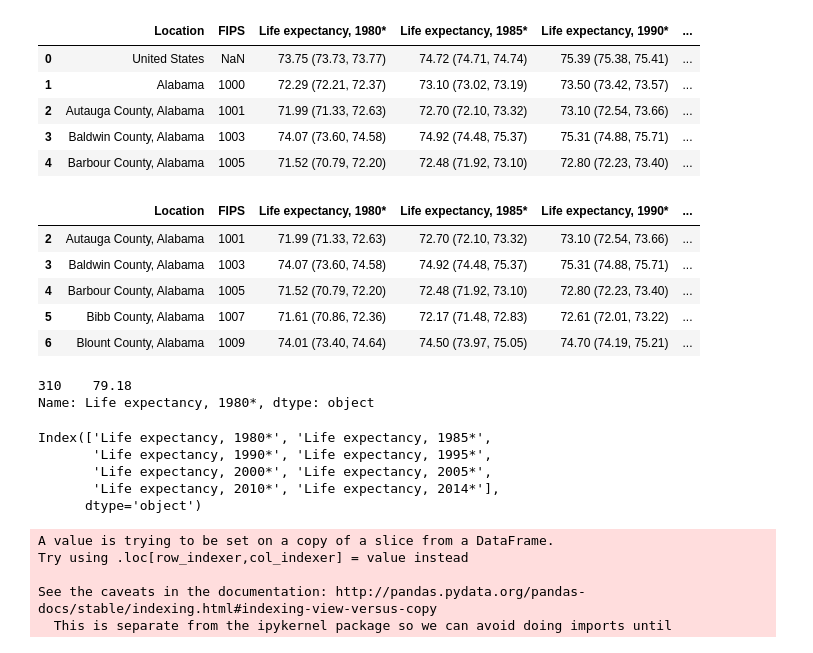
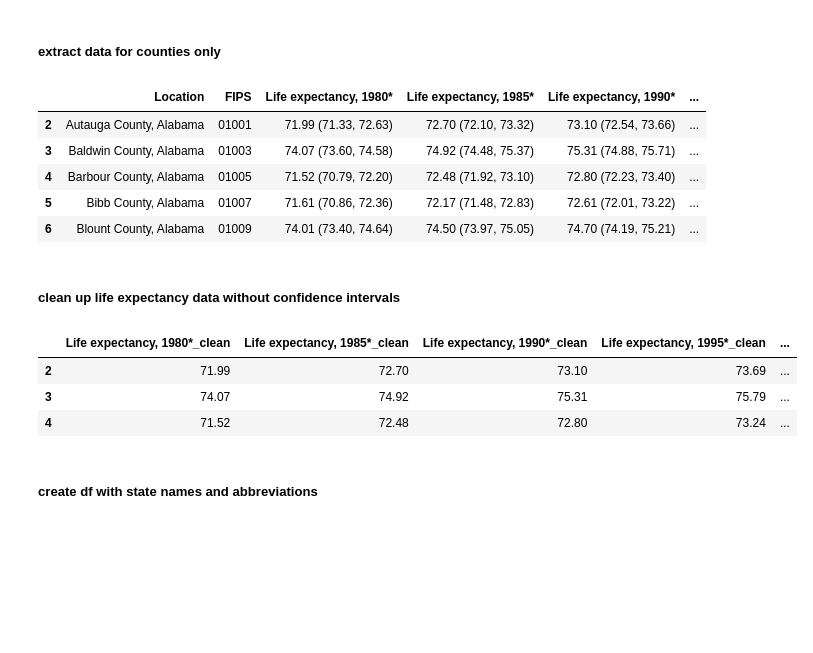
Before and after one commit to sly-username/healthcare_analysis_project, a Jupyter notebook: life_expectancies_us_map.ipynb, the cells around one changed output. Drawn from its saved outputs; the diff is of its cells as text; code cells hidden in the pictures; blank space fills up the shorter version.

```diff
--- a/life_expectancies_us_map.ipynb
+++ b/life_expectancies_us_map.ipynb
@@ -9,28 +13,37 @@ import matplotlib.pyplot as plt
 # %%
 life_exp_us = pd.read_excel('data/IHME/ihme.xlsx', header=1)
 life_exp_us['FIPS'] = life_exp_us['FIPS'].astype(dtype=pd.Int64Dtype())
+life_exp_us['FIPS'] = life_exp_us['FIPS'].apply(lambda x: str(x).rjust(5, '0') if(len(str(x)) == 4) else x)
+life_exp_us['FIPS'] = life_exp_us['FIPS'].apply(lambda x: str(x).ljust(5, '0') if(np.all(pd.notnull(x))) else x)
-# %%
-life_exp_us['FIPS'] = life_exp_us['FIPS'].apply(lambda x: str(x).ljust(4, '0') if(np.all(pd.notnull(x))) else x)
-# %%
-life_exp_us.head()
-# %% [output]
-|  | Location | FIPS | Life expectancy, 1980* | Life expectancy, 1985* | Life expectancy, 1990* | ... |
-| 0 | United States | NaN | 73.75 (73.73, 73.77) | 74.72 (74.71, 74.74) | 75.39 (75.38, 75.41) | ... |
-| 1 | Alabama | 1000 | 72.29 (72.21, 72.37) | 73.10 (73.02, 73.19) | 73.50 (73.42, 73.57) | ... |
-| 2 | Autauga County, Alabama | 1001 | 71.99 (71.33, 72.63) | 72.70 (72.10, 73.32) | 73.10 (72.54, 73.66) | ... |
-| 3 | Baldwin County, Alabama | 1003 | 74.07 (73.60, 74.58) | 74.92 (74.48, 75.37) | 75.31 (74.88, 75.71) | ... |
-| 4 | Barbour County, Alabama | 1005 | 71.52 (70.79, 72.20) | 72.48 (71.92, 73.10) | 72.80 (72.23, 73.40) | ... |
+# %% [markdown]
+##### extract data for counties only
 # %%
 life_exp_counties = life_exp_us[life_exp_us['Location'].str.contains('County')]
 life_exp_counties.head()
 # %% [output]
 |  | Location | FIPS | Life expectancy, 1980* | Life expectancy, 1985* | Life expectancy, 1990* | ... |
-| 2 | Autauga County, Alabama | 1001 | 71.99 (71.33, 72.63) | 72.70 (72.10, 73.32) | 73.10 (72.54, 73.66) | ... |
-| 3 | Baldwin County, Alabama | 1003 | 74.07 (73.60, 74.58) | 74.92 (74.48, 75.37) | 75.31 (74.88, 75.71) | ... |
-| 4 | Barbour County, Alabama | 1005 | 71.52 (70.79, 72.20) | 72.48 (71.92, 73.10) | 72.80 (72.23, 73.40) | ... |
-| 5 | Bibb County, Alabama | 1007 | 71.61 (70.86, 72.36) | 72.17 (71.48, 72.83) | 72.61 (72.01, 73.22) | ... |
-| 6 | Blount County, Alabama | 1009 | 74.01 (73.40, 74.64) | 74.50 (73.97, 75.05) | 74.70 (74.19, 75.21) | ... |
+| 2 | Autauga County, Alabama | 01001 | 71.99 (71.33, 72.63) | 72.70 (72.10, 73.32) | 73.10 (72.54, 73.66) | ... |
+| 3 | Baldwin County, Alabama | 01003 | 74.07 (73.60, 74.58) | 74.92 (74.48, 75.37) | 75.31 (74.88, 75.71) | ... |
+| 4 | Barbour County, Alabama | 01005 | 71.52 (70.79, 72.20) | 72.48 (71.92, 73.10) | 72.80 (72.23, 73.40) | ... |
+| 5 | Bibb County, Alabama | 01007 | 71.61 (70.86, 72.36) | 72.17 (71.48, 72.83) | 72.61 (72.01, 73.22) | ... |
+| 6 | Blount County, Alabama | 01009 | 74.01 (73.40, 74.64) | 74.50 (73.97, 75.05) | 74.70 (74.19, 75.21) | ... |
-# %%
-life_exp_counties =
-w['female'] = w['female'].map({'female': 1, 'male': 0})
+# %% [markdown]
+##### clean up life expectancy data without confidence intervals
+# %%
+#counties_clean = life_exp_counties.filter(['Location'], axis=1)
+counties_clean = pd.DataFrame()
+column_list = life_exp_counties.filter(like='*').columns
+
+for col in column_list:
+    counties_clean[col] = life_exp_counties[col].map(lambda x: float(x.partition(' ')[0]))
+
+counties_clean.columns += '_clean'
+counties_clean.head(3)
+# %% [output]
+|  | Life expectancy, 1980*_clean | Life expectancy, 1985*_clean | Life expectancy, 1990*_clean | Life expectancy, 1995*_clean | ... |
+| 2 | 71.99 | 72.70 | 73.10 | 73.69 | ... |
+| 3 | 74.07 | 74.92 | 75.31 | 75.79 | ... |
+| 4 | 71.52 | 72.48 | 72.80 | 73.24 | ... |
+# %% [markdown]
+##### create df with state names and abbreviations
 # %%
@@ -39,23 +51,0 @@ states = geopandas.read_file('data/TIGER/cb_2015_us_state_500k')
-# %%
-life_exp_counties[life_exp_counties['Location']=='Summit County, Colorado']['Life expectancy, 1980*'].str[:5]
-# %% [output]
-310    79.18
-Name: Life expectancy, 1980*, dtype: object
-# %%
-life_exp_counties.filter(like='*').columns
-# %% [output]
-Index(['Life expectancy, 1980*', 'Life expectancy, 1985*',
-       'Life expectancy, 1990*', 'Life expectancy, 1995*',
-       'Life expectancy, 2000*', 'Life expectancy, 2005*',
-       'Life expectancy, 2010*', 'Life expectancy, 2014*'],
-      dtype='object')
-# %%
-df=life_exp_counties.filter(like='*').columns
-for col in df:
-    life_exp_counties[col] = life_exp_counties[col].map(lambda x: float(x.partition(' ')[0]))
-# %% [output]
-A value is trying to be set on a copy of a slice from a DataFrame.
-Try using .loc[row_indexer,col_indexer] = value instead
-
-See the caveats in the documentation: http://pandas.pydata.org/pandas-docs/stable/indexing.html#indexing-view-versus-copy
-  This is separate from the ipykernel package so we can avoid doing imports until
```
Also changed, not shown: parts of 16 cells of this notebook.
